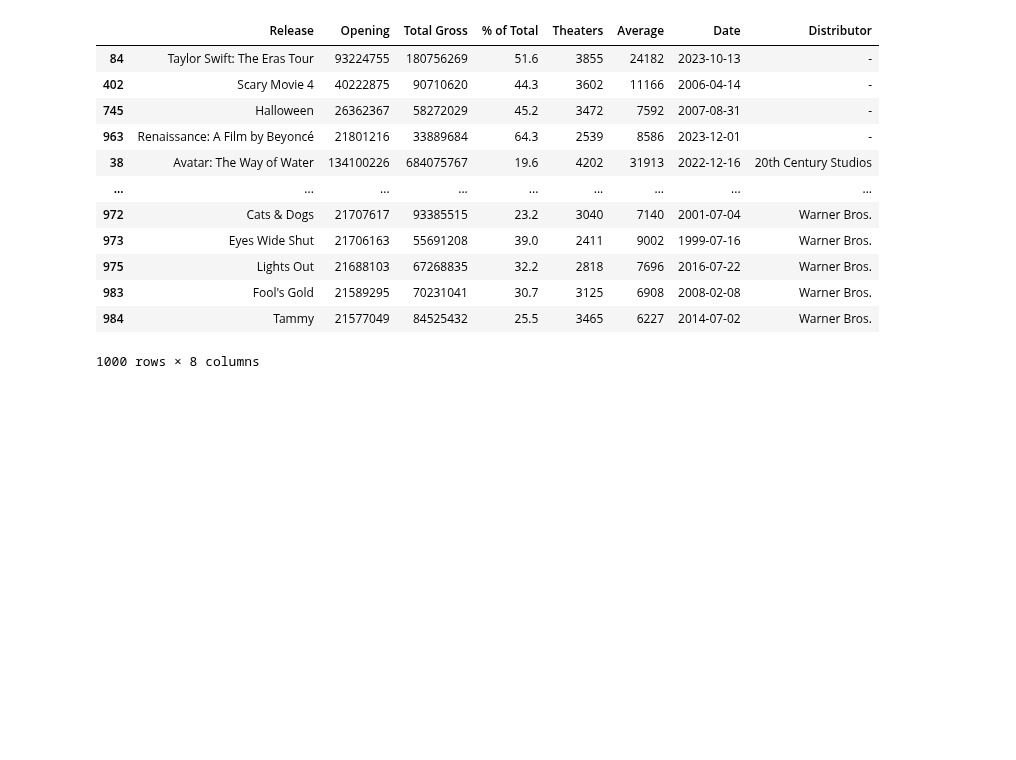
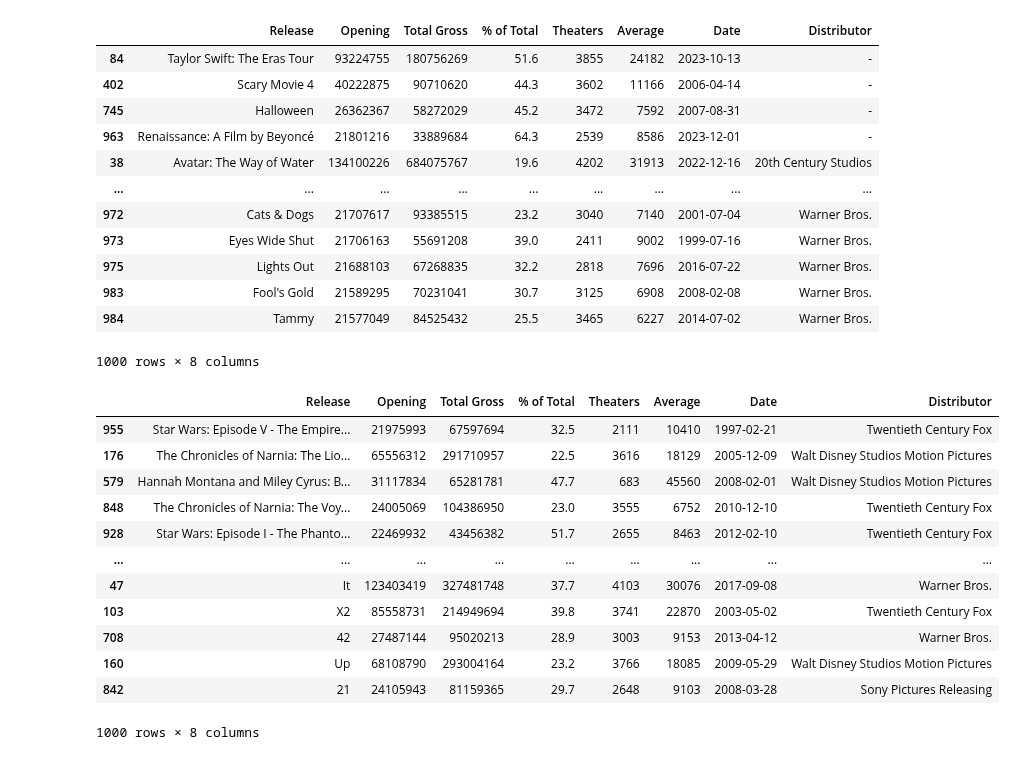
Before and after one commit to nevillemakoyi/Pandas_basic, a Jupyter notebook: notebooks/4 - data modeling avec Pandas - Exercice - élève.ipynb, the cells around one changed output. Drawn from its saved outputs; the diff is of its cells as text; code cells hidden in the pictures; blank space fills up the shorter version.

```diff
--- a/notebooks/4 - data modeling avec Pandas - Exercice - élève.ipynb
+++ b/notebooks/4 - data modeling avec Pandas - Exercice - élève.ipynb
@@ -191,6 +191,24 @@ df.sort_values(by=['Distributor','Opening'], ascending=[True, False])
 1000 rows × 8 columns
 # %%
 # 10. Trier les films par la longueur de leur nom (Release)
+(
+    df
+    .sort_values(by='Release', key=lambda x: x.str.len(), ascending=False)
+)
+# %% [output]
+|  | Release | Opening | Total Gross | % of Total | Theaters | Average | Date | Distributor |
+| 955 | Star Wars: Episode V - The Empire... | 21975993 | 67597694 | 32.5 | 2111 | 10410 | 1997-02-21 | Twentieth Century Fox |
+| 176 | The Chronicles of Narnia: The Lio... | 65556312 | 291710957 | 22.5 | 3616 | 18129 | 2005-12-09 | Walt Disney Studios Motion Pictures |
+| 579 | Hannah Montana and Miley Cyrus: B... | 31117834 | 65281781 | 47.7 | 683 | 45560 | 2008-02-01 | Walt Disney Studios Motion Pictures |
+| 848 | The Chronicles of Narnia: The Voy... | 24005069 | 104386950 | 23.0 | 3555 | 6752 | 2010-12-10 | Twentieth Century Fox |
+| 928 | Star Wars: Episode I - The Phanto... | 22469932 | 43456382 | 51.7 | 2655 | 8463 | 2012-02-10 | Twentieth Century Fox |
+| ... | ... | ... | ... | ... | ... | ... | ... | ... |
+| 47 | It | 123403419 | 327481748 | 37.7 | 4103 | 30076 | 2017-09-08 | Warner Bros. |
+| 103 | X2 | 85558731 | 214949694 | 39.8 | 3741 | 22870 | 2003-05-02 | Twentieth Century Fox |
+| 708 | 42 | 27487144 | 95020213 | 28.9 | 3003 | 9153 | 2013-04-12 | Warner Bros. |
+| 160 | Up | 68108790 | 293004164 | 23.2 | 3766 | 18085 | 2009-05-29 | Walt Disney Studios Motion Pictures |
+| 842 | 21 | 24105943 | 81159365 | 29.7 | 2648 | 9103 | 2008-03-28 | Sony Pictures Releasing |
+1000 rows × 8 columns
 # %%
 # 11. Nouvelle colonne Revenue per Theater
 # %%
```
